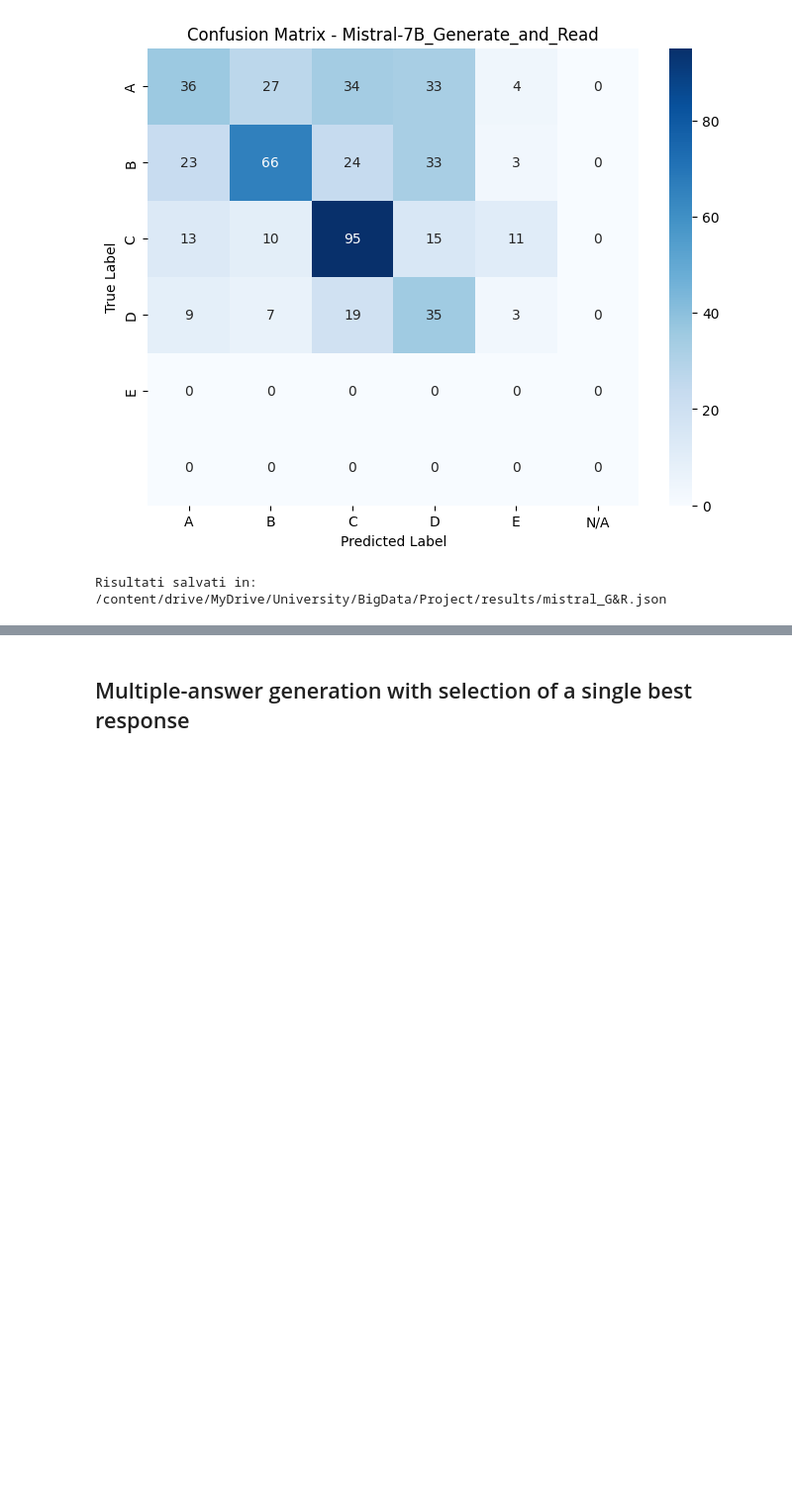
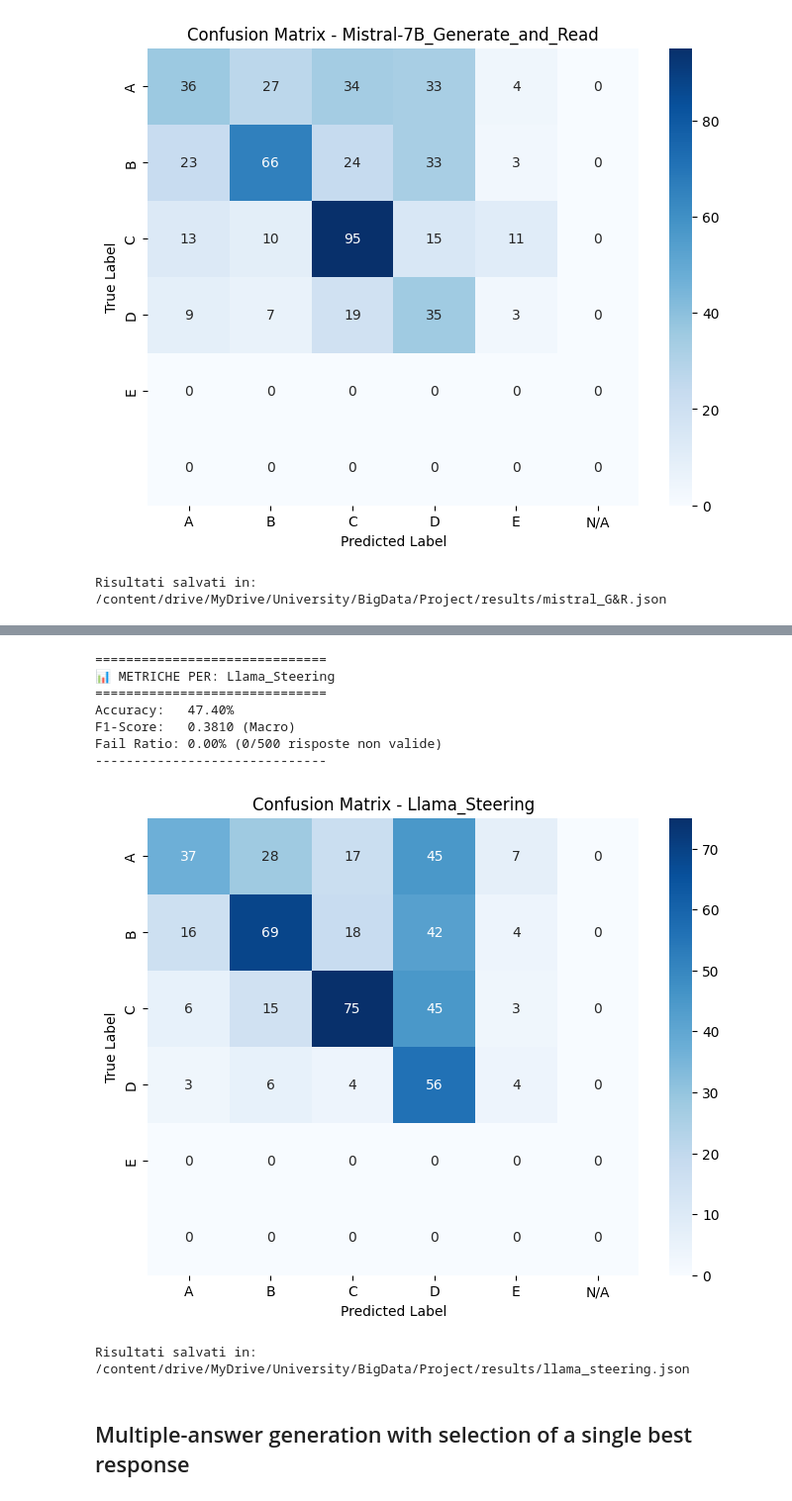
Before and after one commit to Keniota02/FederatedAveraging, a Jupyter notebook: project.ipynb, the cells around one changed output, grey strips where cells are left out. Shown at 99% size. Cells and saved outputs as stored; diff of their text form; code cells hidden in the pictures; blank space fills up the shorter version.

```diff
--- a/project.ipynb
+++ b/project.ipynb
@@ -2039,0 +2717,15 @@ Delta Performance:     +2.60%
+# %%
+# 3. Esecuzione con Steering
+def run_steered_inference(df, controller):
+    # Attiviamo lo "sterzo" prima di generare il ragionamento
+    controller.apply(multiplier=1.2) # 1.2 è un buon punto di partenza
+
+    # Qui chiami la tua funzione originale o una variante
+    results_df = run_generate_and_read(df, model, tokenizer)
+
+    # Importante: rimuovere sempre alla fine
+    controller.remove()
+    return results_df
+# %%
+# Esegui l'esperimento
+df_steered = run_steered_inference(validation_data, controller)
@@ -2040,3 +2744,34 @@ Delta Performance:     +2.60%
+# %%
+# 2. Preparazione dei dati per le funzioni successive
+# Estraiamo le liste necessarie per compute_metrics e save_results
+y_true = df_steered['correct_answer'].tolist()
+y_pred = df_steered['prediction'].tolist()
+# Per G&R, la "raw_response" è il ragionamento prodotto nello Step 1
+raw_reasons = df_steered['reasoning'].tolist()
+# %%
+# Calcolo metriche
+metrics = compute_metrics(
+    y_true=y_true,
+    y_pred=y_pred,
+    label_name="Llama_Steering"
+)
+# %% [output]
+==============================
+📊 METRICHE PER: Llama_Steering
+==============================
+Accuracy:   47.40%
+F1-Score:   0.3810 (Macro)
+Fail Ratio: 0.00% (0/500 risposte non valide)
+------------------------------
+[figure, added]
+# %%
+columns = ['custom_id',	'question', 'reasoning',	'prediction',	'confidence',	'correct_answer',	'all_probs']
+
+file_path = f"{PATH}/results/llama_steering.json"
+df_steered[columns].to_json(file_path, orient='records', indent=4, force_ascii=False)
+print(f"Risultati salvati in: {file_path}")
+# %% [output]
+Risultati salvati in: /content/drive/MyDrive/University/BigData/Project/results/llama_steering.json
 # %% [markdown]
 ## Multiple-answer generation with selection of a single best response
 # %%
```
Also changed, not shown: parts of 97 cells of this notebook.
